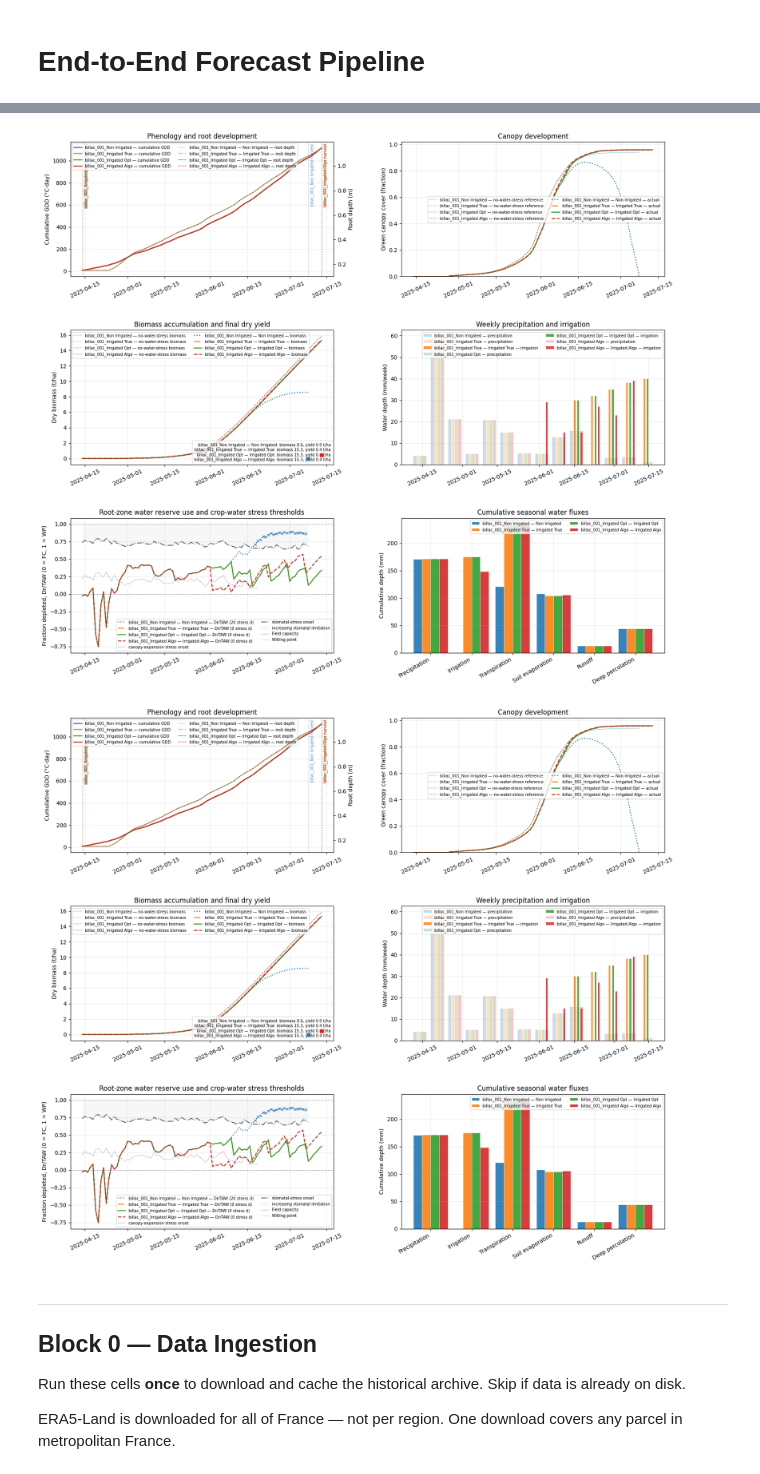
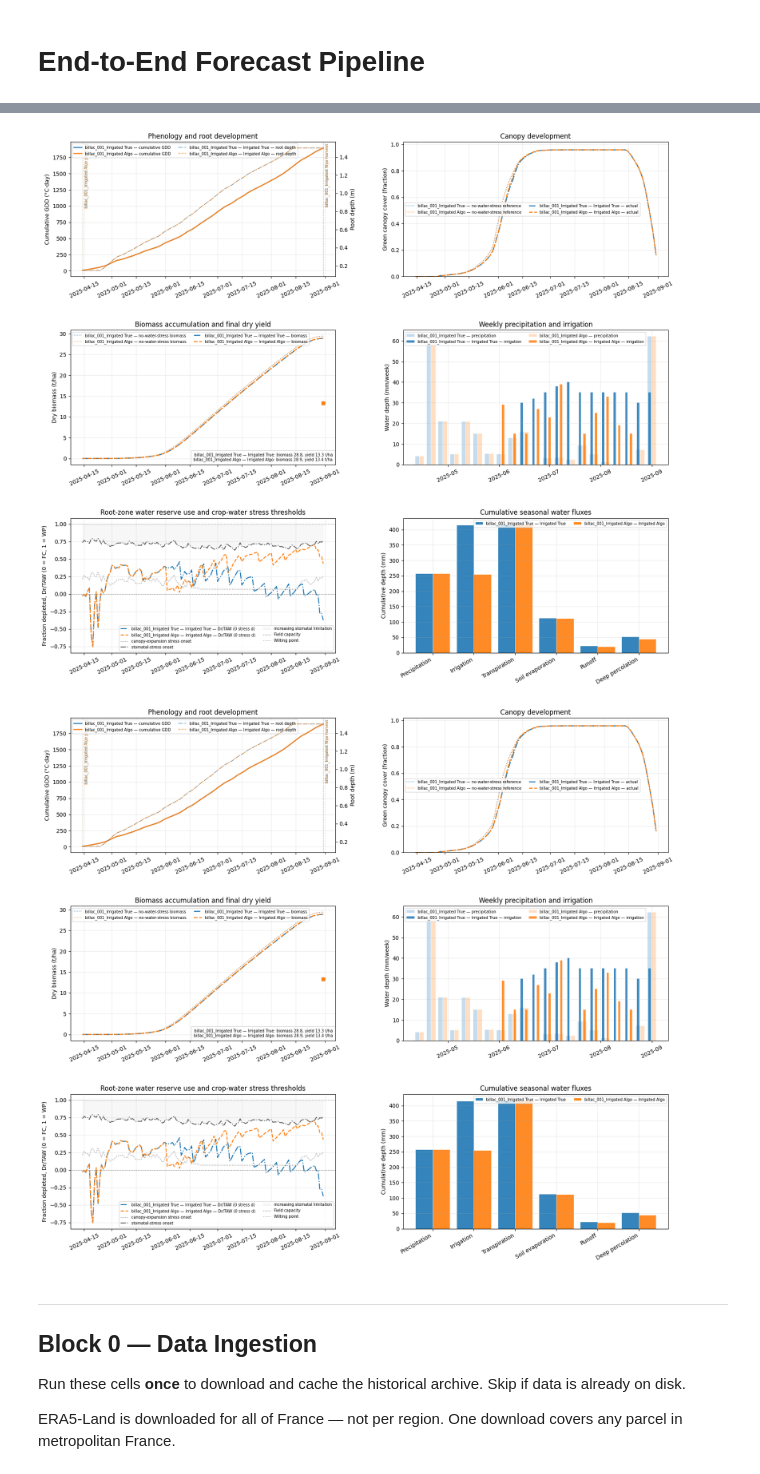
Before and after one commit to Catmosphere314/IrriGator, a Jupyter notebook: notebook/WW_Retrospective_Forecasts.ipynb, the cells around one changed output, grey strips where cells are left out. Saved outputs shown, nothing was run; the diff lists cells and outputs as text; code cells hidden in the pictures.

```diff
--- a/notebook/WW_Retrospective_Forecasts.ipynb
+++ b/notebook/WW_Retrospective_Forecasts.ipynb
@@ -30,7 +30,7 @@ from datetime import timedelta
 REPO_ROOT = os.path.dirname(os.getcwd())  # adjust if needed
 os.chdir(REPO_ROOT)
 
-TODAY = date(2025, 7, 14)          # the date we treat as "today"
+TODAY = date(2025, 9, 1)          # the date we treat as "today"
 # TODAY = date.today()
 SIMULATION_START = date(2025, 1, 1) # start of the growing season simulation
 LAST_IRRIGATION = None              # date of last irrigation, or None for rainfed
@@ -310,3 +313,3 @@ def compare_irrigation_strategies(parcels : list[ParcelConfig], names, scenario,
 # %%
-new_parcel = retrospective_pipeline(start_date=date(2025,6,1), end_date=date(2025,7,6), parcel_path=PARCEL_CONFIG, config=REGION_CONFIG)
+new_parcel = retrospective_pipeline(start_date=date(2025,6,1), end_date=date(2025,9,1), parcel_path=PARCEL_CONFIG, config=REGION_CONFIG)
 # %% [output]
@@ -367,5 +370,13 @@ parcels = [parcel, parcel2, parcel3, new_parcel]
 names = ["Billac No Irr", "Billac True Irr", "Billac Optimal Irr", "Billac Algo Irr"]
 scenario = ["Non Irrigated", "Irrigated True", "Irrigated Opt", "Irrigated Algo"]
 
+parcels = [ parcel2, parcel3, new_parcel]
+names = ["Billac True Irr", "Billac Optimal Irr", "Billac Algo Irr"]
+scenario = ["Irrigated True", "Irrigated Opt", "Irrigated Algo"]
+
+parcels = [parcel2, new_parcel]
+names = ["Billac True Irr",  "Billac Algo Irr"]
+scenario = ["Irrigated True", "Irrigated Algo"]
+
 compare_irrigation_strategies(parcels=parcels, names=names, scenario=scenario, soil=soil, terrain=terrain,sim_start=SIMULATION_START)
 # %% [output]
@@ -394,5 +401,5 @@ compare_irrigation_strategies(parcels=parcels, names=names, scenario=scenario, s
-[figure, old version]
+[figure, new version]
-[figure, old version]
+[figure, new version]
 # %% [markdown]
 ---
 ## Block 0 — Data Ingestion
```
Also changed, not shown: parts of 4 cells of this notebook, 1 other file.
